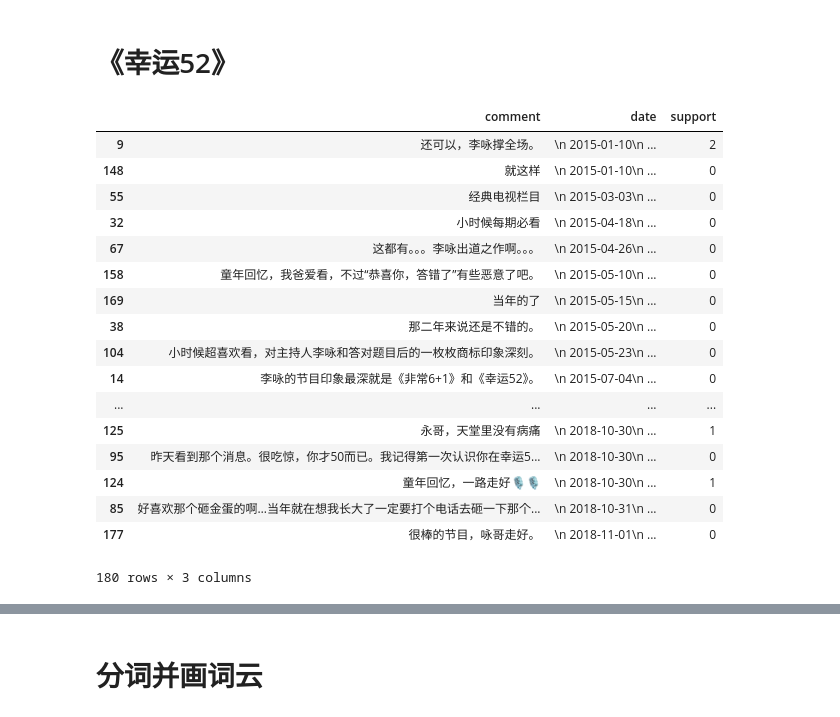
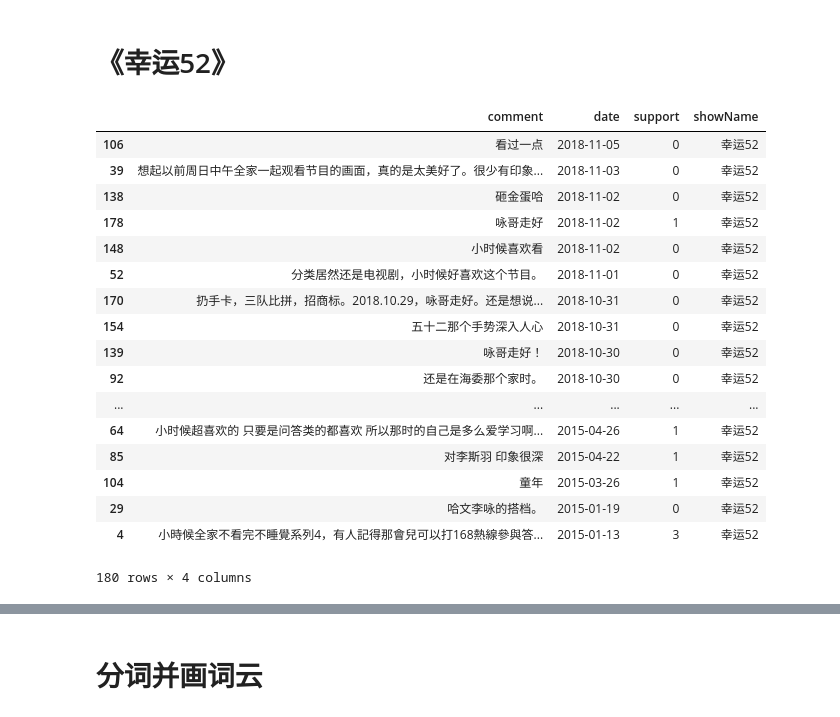
Before and after one commit to xuganghuhu/CrawlBox-by-Python, a Jupyter notebook: 缅怀咏哥.ipynb, the cells around one changed output, grey strips where cells are left out. Saved outputs shown, nothing was run; the diff lists cells and outputs as text; code cells hidden in the pictures.

```diff
--- a/缅怀咏哥.ipynb
+++ b/缅怀咏哥.ipynb
@@ -28,6 +28,15 @@ for i in range(0,180,20):
     obj=soup.find_all('span',class_='comment-time')
     for i in obj:
         date.append(i.text)
+
+import re       #去掉空格
+date_re=[]
+for i in date:
+    date_re.append(re.findall('2.*',i))
+
+date_str=[]     #脱出列表
+for i in date_re:
+    date_str.append(i[0])
 # %%
 ## 支持数
 support=[]
@@ -87,6 +97,15 @@ for i in range(0,180,20):
     obj=soup.find_all('span',class_='comment-time')
     for i in obj:
         date2.append(i.text)
+
+import re       #去掉空格
+date_re2=[]
+for i in date:
+    date_re2.append(re.findall('2.*',i))
+
+date_str2=[]     #脱出列表
+for i in date_re:
+    date_str2.append(i[0])
 # %%
 ## 支持数
 support2=[]
@@ -99,26 +118,27 @@ for i in range(0,180,20):
     for i in obj:
         support2.append(i.text)
 # %%
-data2=pd.DataFrame({'date':date2,'comment':comment2,'support':support2})
-data2.sort_values('date',ascending=True)
+data2=pd.DataFrame({'date':date_str2,'comment':comment2,'support':support2})
+data2['showName']='幸运52'
+data2.sort_values('date',ascending=False)
 # %% [output]
-|  | comment | date | support |
-| 9 | 还可以，李咏撑全场。 | \n 2015-01-10\n ... | 2 |
-| 148 | 就这样 | \n 2015-01-10\n ... | 0 |
-| 55 | 经典电视栏目 | \n 2015-03-03\n ... | 0 |
-| 32 | 小时候每期必看 | \n 2015-04-18\n ... | 0 |
-| 67 | 这都有。。。李咏出道之作啊。。。 | \n 2015-04-26\n ... | 0 |
-| 158 | 童年回忆，我爸爱看，不过“恭喜你，答错了”有些恶意了吧。 | \n 2015-05-10\n ... | 0 |
-| 169 | 当年的了 | \n 2015-05-15\n ... | 0 |
-| 38 | 那二年来说还是不错的。 | \n 2015-05-20\n ... | 0 |
-| 104 | 小时候超喜欢看，对主持人李咏和答对题目后的一枚枚商标印象深刻。 | \n 2015-05-23\n ... | 0 |
-| 14 | 李咏的节目印象最深就是《非常6+1》和《幸运52》。 | \n 2015-07-04\n ... | 0 |
-| ... | ... | ... | ... |
-| 125 | 永哥，天堂里没有病痛 | \n 2018-10-30\n ... | 1 |
-| 95 | 昨天看到那个消息。很吃惊，你才50而已。我记得第一次认识你在幸运5... | \n 2018-10-30\n ... | 0 |
-| 124 | 童年回忆，一路走好🎙️🎙️ | \n 2018-10-30\n ... | 1 |
-| 85 | 好喜欢那个砸金蛋的啊…当年就在想我长大了一定要打个电话去砸一下那个... | \n 2018-10-31\n ... | 0 |
-| 177 | 很棒的节目，咏哥走好。 | \n 2018-11-01\n ... | 0 |
+|  | comment | date | support | showName |
+| 106 | 看过一点 | 2018-11-05 | 0 | 幸运52 |
+| 39 | 想起以前周日中午全家一起观看节目的画面，真的是太美好了。很少有印象... | 2018-11-03 | 0 | 幸运52 |
+| 138 | 砸金蛋哈 | 2018-11-02 | 0 | 幸运52 |
+| 178 | 咏哥走好 | 2018-11-02 | 1 | 幸运52 |
+| 148 | 小时候喜欢看 | 2018-11-02 | 0 | 幸运52 |
+| 52 | 分类居然还是电视剧，小时候好喜欢这个节目。 | 2018-11-01 | 0 | 幸运52 |
+| 170 | 扔手卡，三队比拼，招商标。2018.10.29，咏哥走好。还是想说... | 2018-10-31 | 0 | 幸运52 |
+| 154 | 五十二那个手势深入人心 | 2018-10-31 | 0 | 幸运52 |
+| 139 | 咏哥走好！ | 2018-10-30 | 0 | 幸运52 |
+| 92 | 还是在海委那个家时。 | 2018-10-30 | 0 | 幸运52 |
+| ... | ... | ... | ... | ... |
+| 64 | 小时候超喜欢的 只要是问答类的都喜欢 所以那时的自己是多么爱学习啊... | 2015-04-26 | 1 | 幸运52 |
+| 85 | 对李斯羽 印象很深 | 2015-04-22 | 1 | 幸运52 |
+| 104 | 童年 | 2015-03-26 | 1 | 幸运52 |
+| 29 | 哈文李咏的搭档。 | 2015-01-19 | 0 | 幸运52 |
+| 4 | 小時候全家不看完不睡覺系列4，有人記得那會兒可以打168熱線參與答... | 2015-01-13 | 3 | 幸运52 |
-180 rows × 3 columns
+180 rows × 4 columns
 # %%
 data2.to_excel('幸运52.xls')
```
Also changed, not shown: parts of 13 cells of this notebook.
